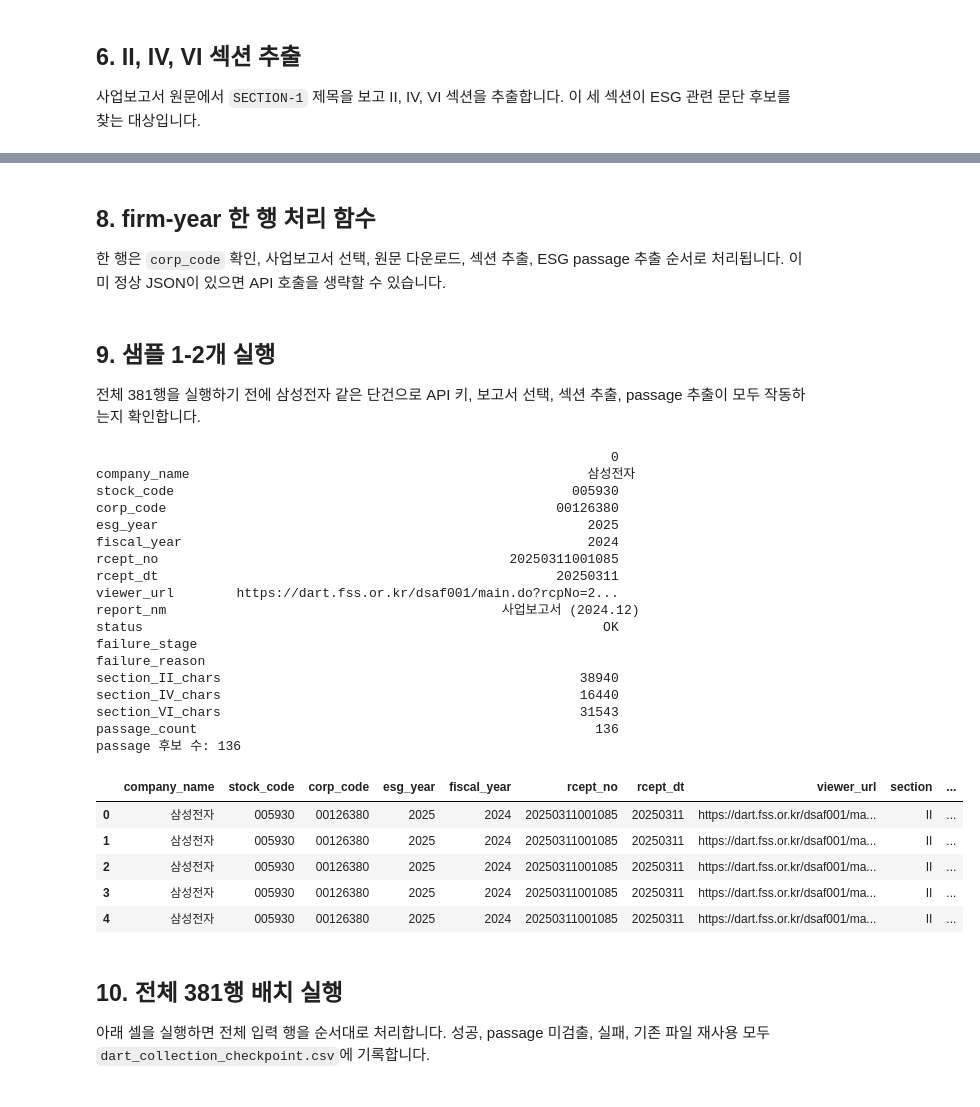
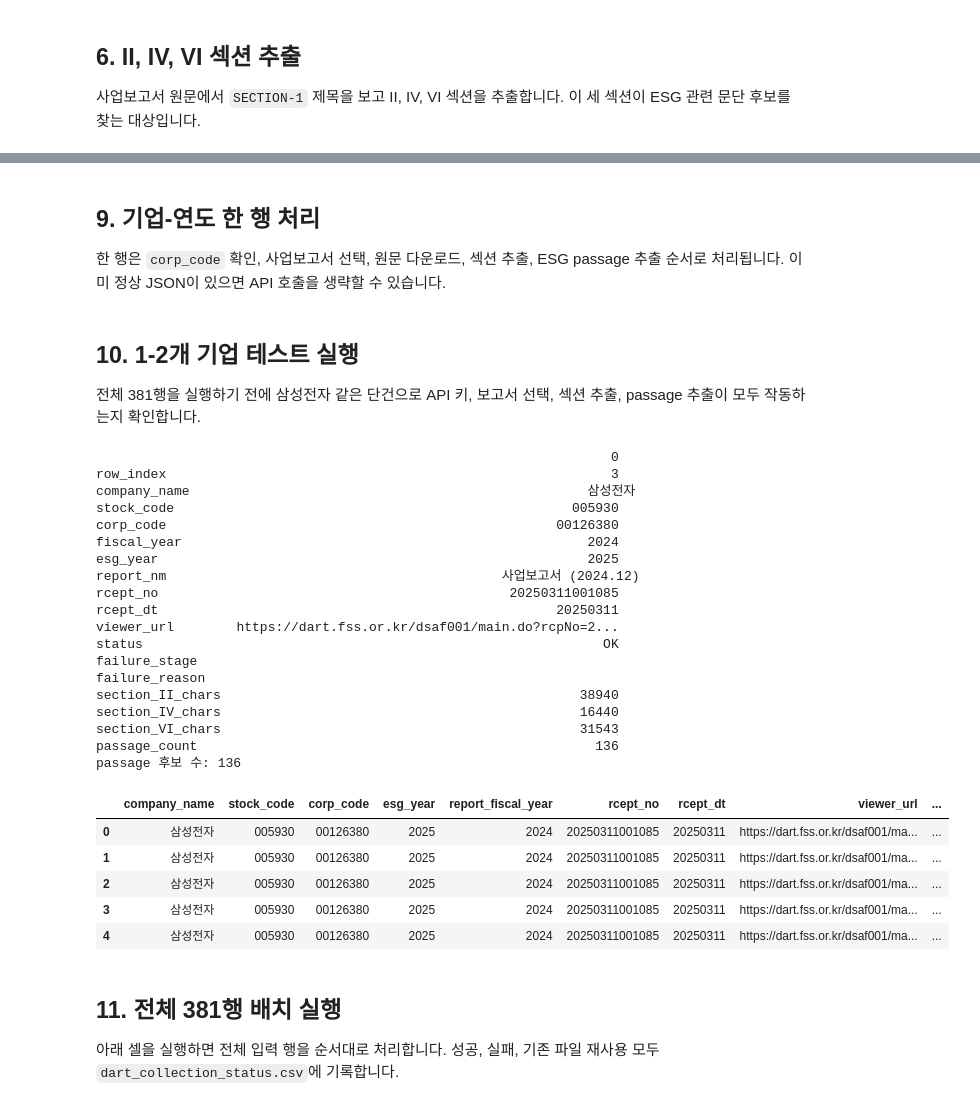
Before and after one commit to sjlee42/esg-dart-project, a Jupyter notebook: notebooks/01_데이터수집.ipynb, the cells around one changed output, grey strips where cells are left out. Cells and saved outputs as stored; diff of their text form; code cells hidden in the pictures.

```diff
--- a/notebooks/01_데이터수집.ipynb
+++ b/notebooks/01_데이터수집.ipynb
@@ -568,17 +542,6 @@ def split_passage_candidates(text: str) -> list[str]:
     return cleaned
 
 
-def regex_matches(regex: re.Pattern, text: str) -> list[str]:
-    """정규식 결과가 튜플이어도 문자열 목록으로 정규화합니다."""
-    values = []
-    for match in regex.findall(text):
-        if isinstance(match, tuple):
-            values.extend(str(part) for part in match if part)
-        else:
-            values.append(str(match))
-    return values
-
-
 def extract_esg_passages(
     sections: dict[str, str | None],
     seed_patterns: list[dict[str, Any]],
@@ -587,17 +550,15 @@ def extract_esg_passages(
     passages = []
     seen = set()
 
-    for section_label in TARGET_SECTION_LABELS:
-        section_text = sections.get(section_label) or ''
-        for passage in split_passage_candidates(section_text):
+    for section_label, section_text in sections.items():
+        for passage in split_passage_candidates(section_text or ''):
             matched_by_dimension: dict[str, set[str]] = {}
             for seed in seed_patterns:
-                matches = sorted(set(regex_matches(seed['regex'], passage)))
+                matches = sorted(set(seed['regex'].findall(passage)))
                 if not matches:
                     continue
-                dimension = seed['dimension']
-                matched_by_dimension.setdefault(dimension, set()).update(matches)
-                matched_by_dimension[dimension].add(seed['seed_term'])
+                matched_by_dimension.setdefault(seed['dimension'], set()).update(str(m) for m in matches)
+                matched_by_dimension[seed['dimension']].add(seed['seed_term'])
 
             for dimension, terms in matched_by_dimension.items():
                 key = (section_label, dimension, passage[:250])
@@ -612,10 +573,9 @@ def extract_esg_passages(
                         'matched_terms': '|'.join(sorted(term for term in terms if term)),
                     }
                 )
-
     return passages
 
 
 seed_patterns = load_seed_patterns()
-print(f'seed patterns: {len(seed_patterns)}')
+print(f'로드한 seed pattern 수: {len(seed_patterns)}')
 # %% [output]
@@ -623,4 +664,4 @@ seed patterns: 30
 # %% [markdown]
-## 8. firm-year 한 행 처리 함수
+## 9. 기업-연도 한 행 처리
 
 한 행은 `corp_code` 확인, 사업보고서 선택, 원문 다운로드, 섹션 추출, ESG passage 추출 순서로 처리됩니다. 이미 정상 JSON이 있으면 API 호출을 생략할 수 있습니다.
@@ -826,5 +806,5 @@ def process_firm_year(
 # %% [markdown]
-## 9. 샘플 1-2개 실행
+## 10. 1-2개 기업 테스트 실행
 
 전체 381행을 실행하기 전에 삼성전자 같은 단건으로 API 키, 보고서 선택, 섹션 추출, passage 추출이 모두 작동하는지 확인합니다.
 # %%
@@ -833,51 +813,53 @@ def run_sample(stock_code: str = '005930', fiscal_year: int = 2024) -> tuple[pd.
     target = company_master[
         (company_master['stock_code'] == stock_code.zfill(6))
         & (company_master['fiscal_year'] == fiscal_year)
     ]
     if target.empty:
         raise ValueError(f'company_master에 {stock_code}, {fiscal_year} 행이 없습니다.')
 
-    checkpoint, passages = process_firm_year(target.iloc[0], skip_existing=False)
-    checkpoint_df = pd.DataFrame([checkpoint], columns=CHECKPOINT_COLUMNS)
+    row_index = int(target.index[0]) + 1
+    status, passages = process_firm_year(row_index, target.iloc[0], skip_existing=False)
+    status_df = pd.DataFrame([status], columns=STATUS_COLUMNS)
     passages_df = pd.DataFrame(passages, columns=PASSAGE_COLUMNS)
 
-    print(checkpoint_df.T)
+    print(status_df.T)
     print(f'passage 후보 수: {len(passages_df)}')
-    return checkpoint_df, passages_df
+    return status_df, passages_df
 
 
-# 기본 샘플 실행입니다. 네트워크 호출이 발생합니다.
-sample_checkpoint, sample_passages = run_sample('005930', 2024)
+# 네트워크 호출이 발생합니다. 준비되면 주석을 해제해 실행하세요.
+sample_status, sample_passages = run_sample('005930', 2024)
 sample_passages.head()
 # %% [output]
                                                                   0
+row_index                                                         3
 company_name                                                   삼성전자
 stock_code                                                   005930
 corp_code                                                  00126380
+fiscal_year                                                    2024
 esg_year                                                       2025
-fiscal_year                                                    2024
+report_nm                                           사업보고서 (2024.12)
 rcept_no                                             20250311001085
 rcept_dt                                                   20250311
 viewer_url        https://dart.fss.or.kr/dsaf001/main.do?rcpNo=2...
-report_nm                                           사업보고서 (2024.12)
 status                                                           OK
 failure_stage
 failure_reason
 section_II_chars                                              38940
 section_IV_chars                                              16440
 section_VI_chars                                              31543
 passage_count                                                   136
 passage 후보 수: 136
-|  | company_name | stock_code | corp_code | esg_year | fiscal_year | rcept_no | rcept_dt | viewer_url | section | ... |
-| 0 | 삼성전자 | 005930 | 00126380 | 2025 | 2024 | 20250311001085 | 20250311 | https://dart.fss.or.kr/dsaf001/ma... | II | ... |
-| 1 | 삼성전자 | 005930 | 00126380 | 2025 | 2024 | 20250311001085 | 20250311 | https://dart.fss.or.kr/dsaf001/ma... | II | ... |
-| 2 | 삼성전자 | 005930 | 00126380 | 2025 | 2024 | 20250311001085 | 20250311 | https://dart.fss.or.kr/dsaf001/ma... | II | ... |
-| 3 | 삼성전자 | 005930 | 00126380 | 2025 | 2024 | 20250311001085 | 20250311 | https://dart.fss.or.kr/dsaf001/ma... | II | ... |
-| 4 | 삼성전자 | 005930 | 00126380 | 2025 | 2024 | 20250311001085 | 20250311 | https://dart.fss.or.kr/dsaf001/ma... | II | ... |
+|  | company_name | stock_code | corp_code | esg_year | report_fiscal_year | rcept_no | rcept_dt | viewer_url | ... |
+| 0 | 삼성전자 | 005930 | 00126380 | 2025 | 2024 | 20250311001085 | 20250311 | https://dart.fss.or.kr/dsaf001/ma... | ... |
+| 1 | 삼성전자 | 005930 | 00126380 | 2025 | 2024 | 20250311001085 | 20250311 | https://dart.fss.or.kr/dsaf001/ma... | ... |
+| 2 | 삼성전자 | 005930 | 00126380 | 2025 | 2024 | 20250311001085 | 20250311 | https://dart.fss.or.kr/dsaf001/ma... | ... |
+| 3 | 삼성전자 | 005930 | 00126380 | 2025 | 2024 | 20250311001085 | 20250311 | https://dart.fss.or.kr/dsaf001/ma... | ... |
+| 4 | 삼성전자 | 005930 | 00126380 | 2025 | 2024 | 20250311001085 | 20250311 | https://dart.fss.or.kr/dsaf001/ma... | ... |
 # %% [markdown]
-## 10. 전체 381행 배치 실행
+## 11. 전체 381행 배치 실행
 
-아래 셀을 실행하면 전체 입력 행을 순서대로 처리합니다. 성공, passage 미검출, 실패, 기존 파일 재사용 모두 `dart_collection_checkpoint.csv`에 기록합니다.
+아래 셀을 실행하면 전체 입력 행을 순서대로 처리합니다. 성공, 실패, 기존 파일 재사용 모두 `dart_collection_status.csv`에 기록합니다.
 # %%
 def collect_all(
     df: pd.DataFrame = company_master,
```
Also changed, not shown: parts of 22 cells of this notebook, 3 other files.
